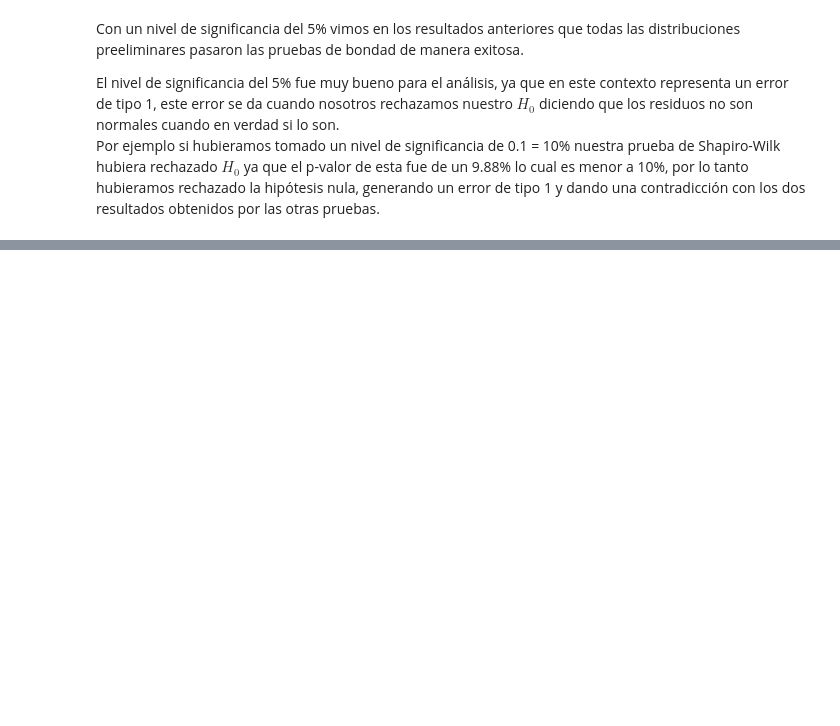
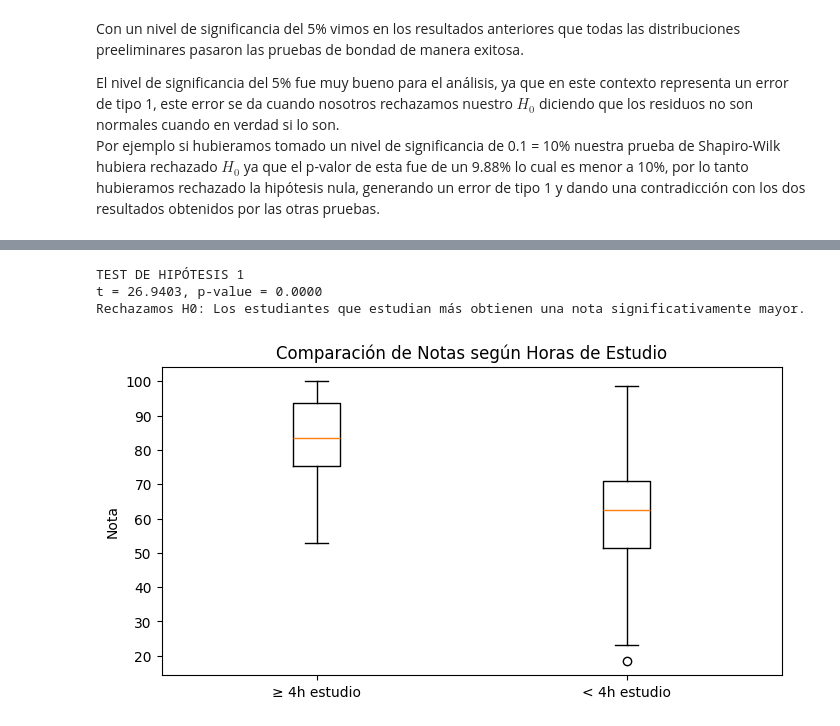
Before and after one commit to Gragas1v9/Trabajo-Estaca, a Jupyter notebook: notebook-estaca-1.ipynb, the cells around one changed output, grey strips where cells are left out. Cells and saved outputs as stored; diff of their text form; code cells hidden in the pictures; blank space fills up the shorter version.

Commit message:
test de hipotesis 1

```diff
--- a/notebook-estaca-1.ipynb
+++ b/notebook-estaca-1.ipynb
@@ -991,0 +1032,28 @@ Por ejemplo si hubieramos tomado un nivel de significancia de 0.1 = 10% nuestra
+# %%
+from scipy.stats import ttest_ind, f_oneway, shapiro
+
+# Separación de grupos según horas de estudio
+grupo_A = df[df['study_hours_per_day'] >= 4]['exam_score']
+grupo_B = df[df['study_hours_per_day'] < 4]['exam_score']
+
+# Test t para muestras independientes (con varianzas no necesariamente iguales)
+t_stat, p_value = ttest_ind(grupo_A, grupo_B, equal_var=False, alternative='greater')
+
+print("\nTEST DE HIPÓTESIS 1")
+print(f"t = {t_stat:.4f}, p-value = {p_value:.4f}")
+
+if p_value < 0.05:
+    print("Rechazamos H0: Los estudiantes que estudian más obtienen una nota significativamente mayor.")
+else:
+    print("No se rechaza H0: No hay evidencia suficiente para afirmar que estudiar más aumenta la nota.")
+
+plt.figure(figsize=(8,4))
+plt.boxplot([grupo_A, grupo_B], tick_labels=['≥ 4h estudio', '< 4h estudio'])
+plt.title('Comparación de Notas según Horas de Estudio')
+plt.ylabel('Nota')
+plt.show()
+# %% [output]
+TEST DE HIPÓTESIS 1
+t = 26.9403, p-value = 0.0000
+Rechazamos H0: Los estudiantes que estudian más obtienen una nota significativamente mayor.
+[figure, added]
```
Also changed, not shown: parts of 5 cells of this notebook.
